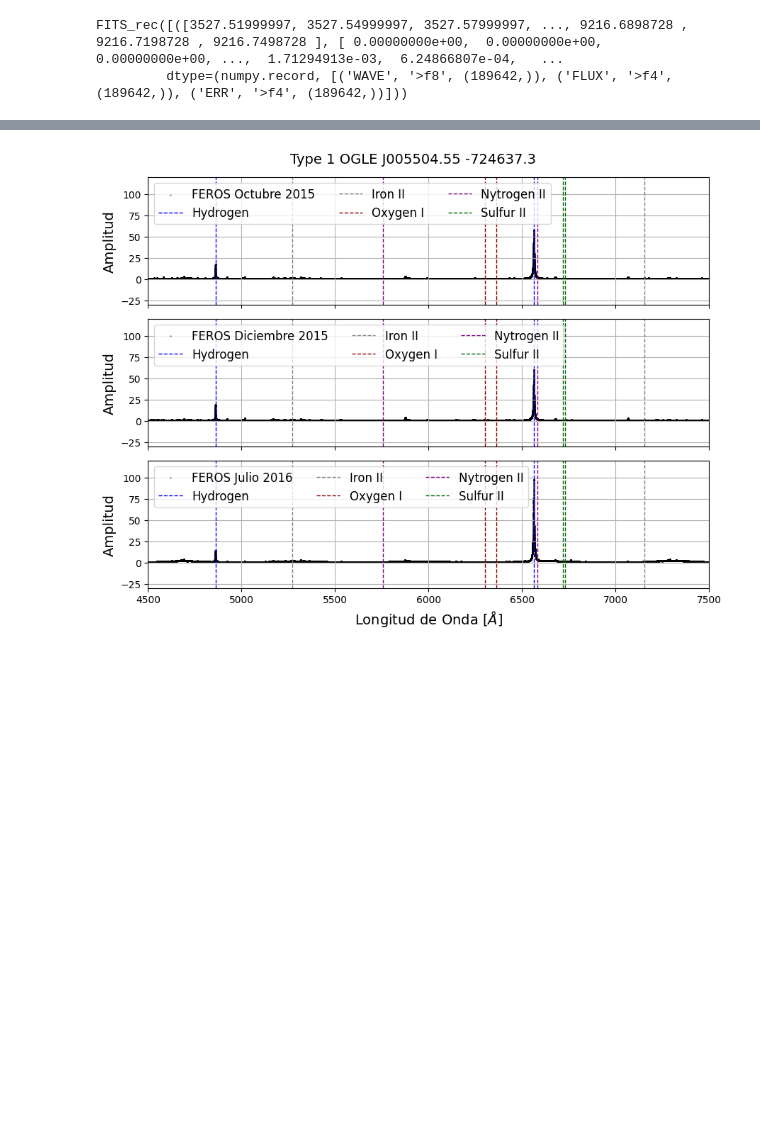
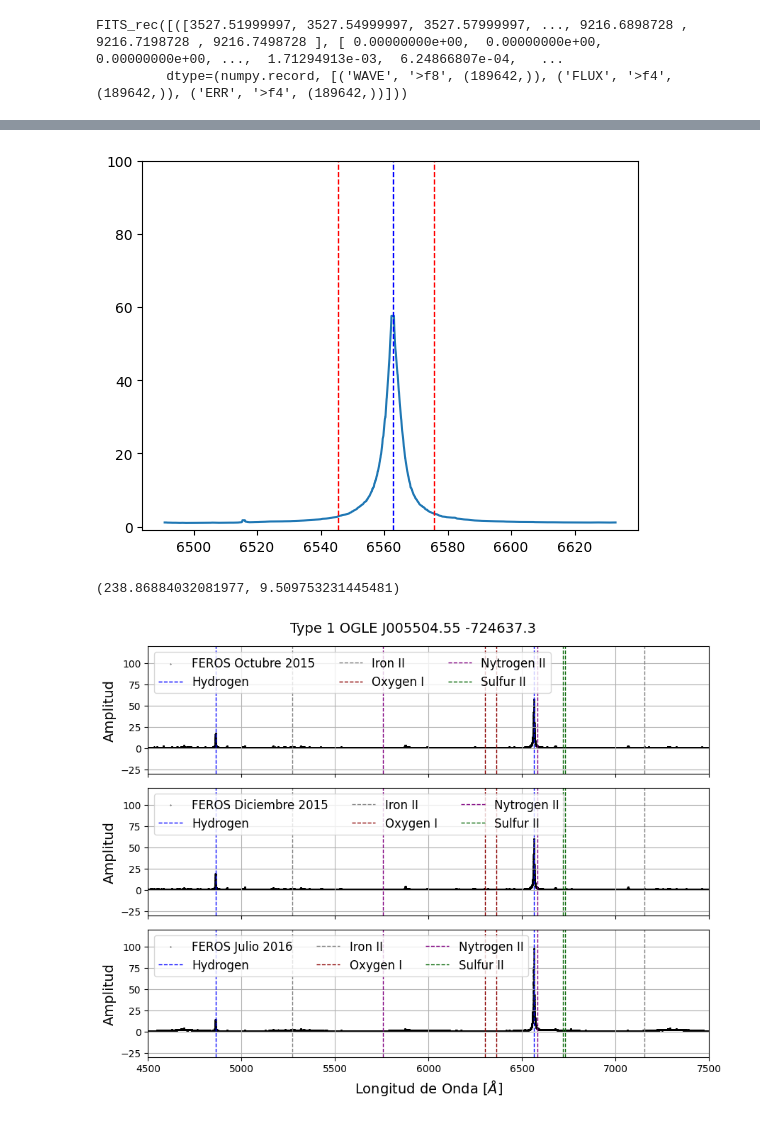
Before and after one commit to lsperezm/Red_Be_Stars, a Jupyter notebook: Code/B103.ipynb, the cells around one changed output, grey strips where cells are left out. Cells and saved outputs as stored; diff of their text form; code cells hidden in the pictures; blank space fills up the shorter version.

```diff
--- a/Code/B103.ipynb
+++ b/Code/B103.ipynb
@@ -102,0 +100,19 @@ plt.show()
+# %%
+EW_sst = []
+#with fits.open(Oct2015) as hdul:
+h1 = fits.getheader(Oct2015)
+fl = (xd1_filt/modelo1(lam1))[98900:-86000] #Flux normalizado
+efl = data1['ERR'][0]
+wl = (lam1-3.5)[98900:-86000] #wavelength
+
+plt.plot(wl, fl)
+plt.axvline(x=6562.8, color='blue', linestyle='--', linewidth=1,label=r'H-$\alpha$')
+plt.axvline(x=6545.6, color='red', linestyle='--', linewidth=1)
+plt.axvline(x=6575.6, color='red', linestyle='--', linewidth=1)
+
+#plt.xlim(6530,6600)
+plt.ylim(-1,100)
+
+SampleEW = []
+# %% [output]
+[figure, added]
@@ -103,3 +156,8 @@ plt.show()
+# %%
+EWme = EW(wl, fl, cf, wf, cb, wb, cr, wr, n_iter)
+EWme
+# %% [output]
+(238.86884032081977, 9.509753231445481)
 # %%
 fig, axs = plt.subplots(3, 1, sharex=True, figsize=(9, 7))  # 5 rows, 1 column
 
```
Also changed, not shown: parts of 6 cells of this notebook, 8 other files.
